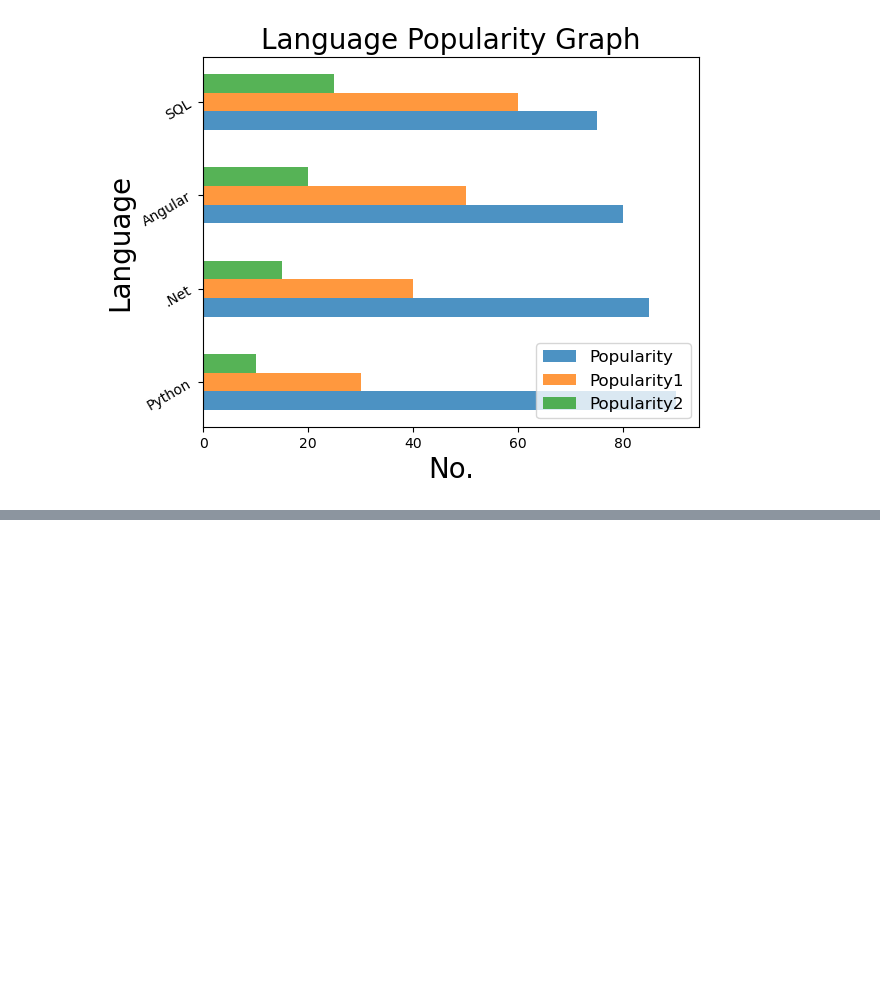
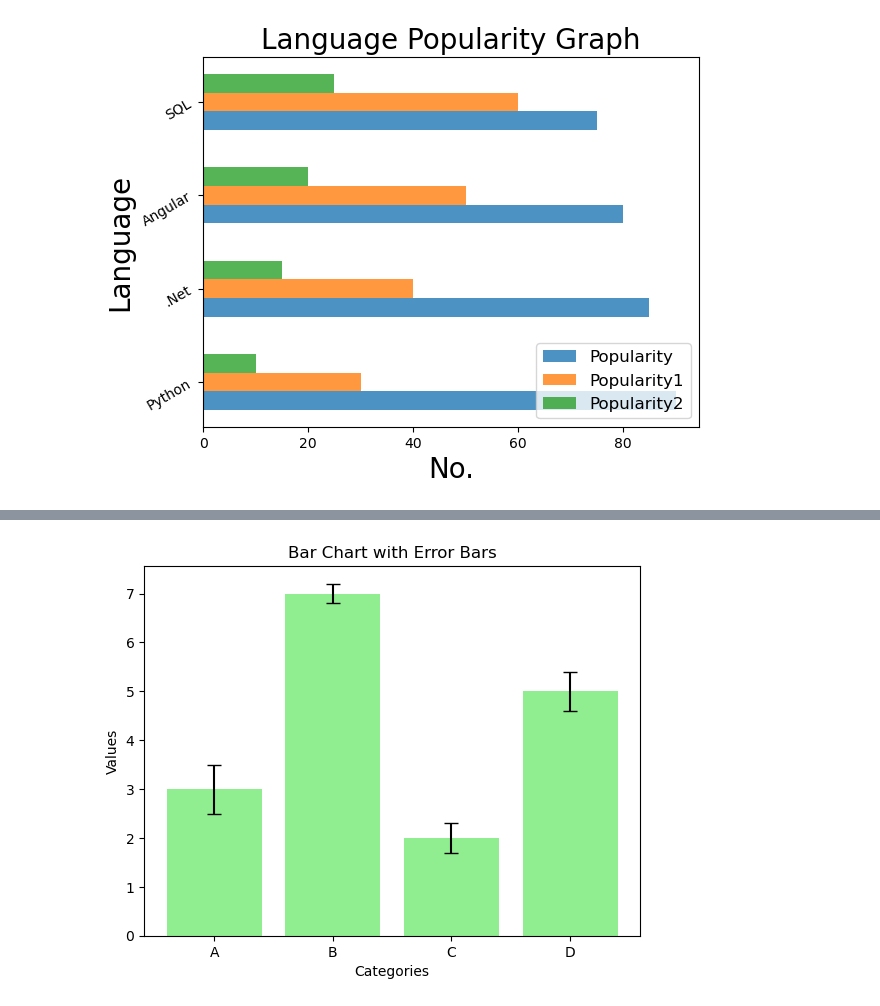
Before and after one commit to hamzaaslam276/Data-Science-SMIT-9-11, a Jupyter notebook: Matplotlib/Bar Chat/Bar Chat in Python Matplotlib.ipynb, the cells around one changed output, grey strips where cells are left out. Cells and saved outputs as stored; diff of their text form; code cells hidden in the pictures; blank space fills up the shorter version.

```diff
--- a/Matplotlib/Bar Chat/Bar Chat in Python Matplotlib.ipynb
+++ b/Matplotlib/Bar Chat/Bar Chat in Python Matplotlib.ipynb
@@ -179,0 +112,12 @@ plt.show()
+# %%
+categories = ['A', 'B', 'C', 'D']
+values = [3, 7, 2, 5]
+errors = [0.5, 0.2, 0.3, 0.4]
+
+plt.bar(categories, values, yerr=errors, capsize=5, color='lightgreen')
+plt.title('Bar Chart with Error Bars')
+plt.xlabel('Categories')
+plt.ylabel('Values')
+plt.show()
+# %% [output]
+[figure, added]
```
Also changed, not shown: parts of 8 cells of this notebook, 12 other files.
